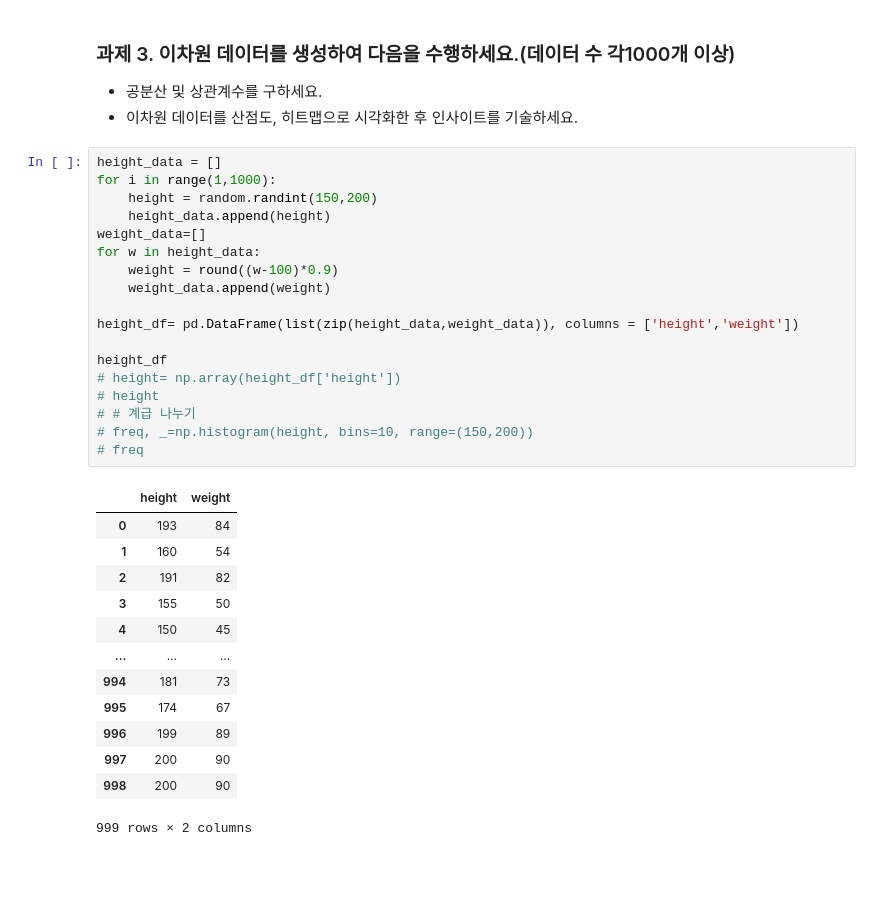
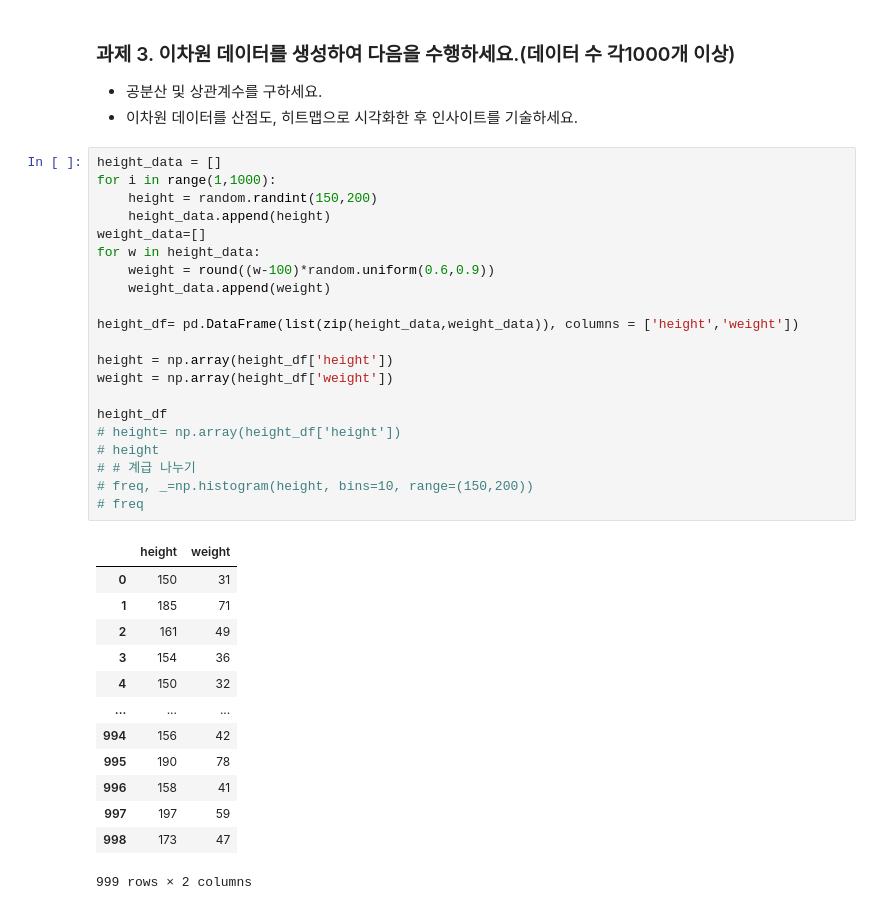
Before and after one commit to ddeodeok/cakd7, a Jupyter notebook: m3_통계/과제.ipynb, the cells around one changed output. Drawn from its saved outputs; the diff is of its cells as text; blank space fills up the shorter version.

```diff
--- a/m3_통계/과제.ipynb
+++ b/m3_통계/과제.ipynb
@@ -256,32 +256,35 @@ plt.show()
 # %%
 height_data = []
 for i in range(1,1000):
     height = random.randint(150,200)
     height_data.append(height)
 weight_data=[]
 for w in height_data:
-    weight = round((w-100)*0.9)
+    weight = round((w-100)*random.uniform(0.6,0.9))
     weight_data.append(weight)
 
 height_df= pd.DataFrame(list(zip(height_data,weight_data)), columns = ['height','weight'])
+
+height = np.array(height_df['height'])
+weight = np.array(height_df['weight'])
 
 height_df
 # height= np.array(height_df['height'])
 # height
 # # 계급 나누기
 # freq, _=np.histogram(height, bins=10, range=(150,200))
 # freq
 # %% [output]
 |  | height | weight |
-| 0 | 193 | 84 |
-| 1 | 160 | 54 |
-| 2 | 191 | 82 |
-| 3 | 155 | 50 |
-| 4 | 150 | 45 |
+| 0 | 150 | 31 |
+| 1 | 185 | 71 |
+| 2 | 161 | 49 |
+| 3 | 154 | 36 |
+| 4 | 150 | 32 |
 | ... | ... | ... |
-| 994 | 181 | 73 |
-| 995 | 174 | 67 |
-| 996 | 199 | 89 |
-| 997 | 200 | 90 |
-| 998 | 200 | 90 |
+| 994 | 156 | 42 |
+| 995 | 190 | 78 |
+| 996 | 158 | 41 |
+| 997 | 197 | 59 |
+| 998 | 173 | 47 |
 999 rows × 2 columns
```
Also changed, not shown: parts of 15 cells of this notebook, 10 other files.
